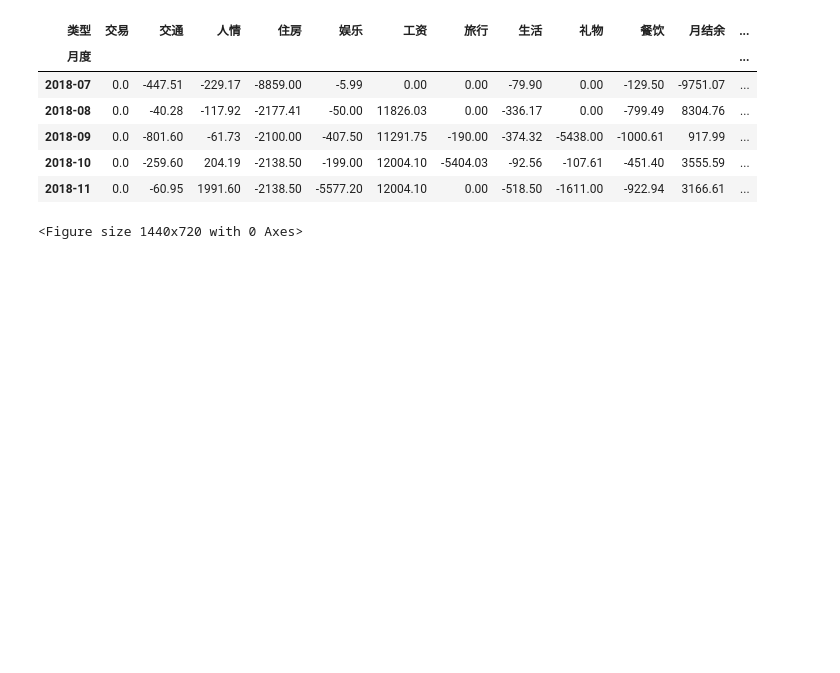
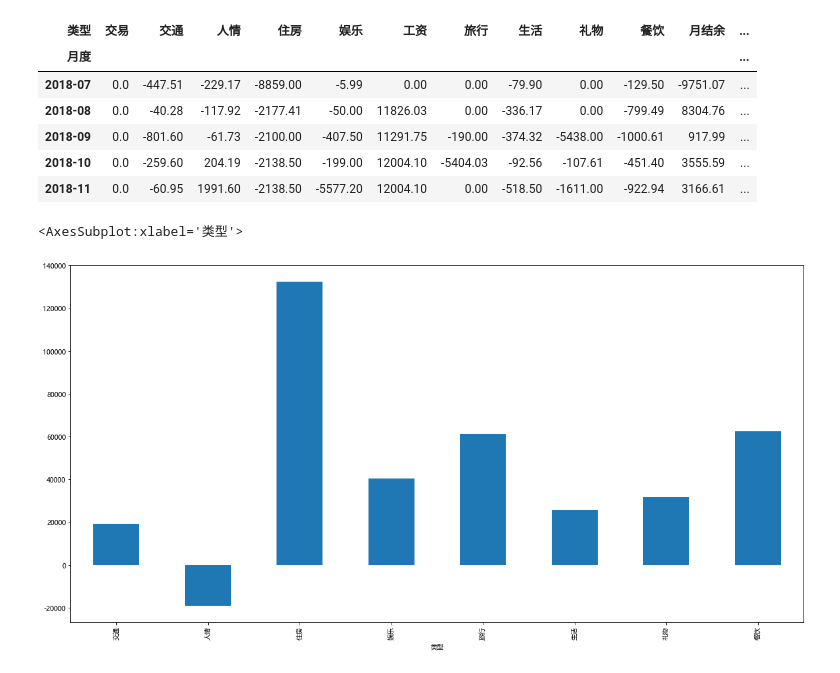
Before and after one commit to realDuang/auto-bookkeeping, a Jupyter notebook: src/statistics.ipynb, the cells around one changed output. Drawn from its saved outputs; the diff is of its cells as text; code cells hidden in the pictures; blank space fills up the shorter version.

```diff
--- a/src/statistics.ipynb
+++ b/src/statistics.ipynb
@@ -56,10 +56,11 @@ table_styled = table_payment.style.apply(color_render, subset=["月支出"])
 # %%
 plt.figure(figsize=(20, 10))
 type_result = -(table_payment.drop(["工资","月结余", "月支出", "交易"], axis=1).sum(axis=0))
 
-# type_result.plot(kind="bar")
+type_result.plot(kind="bar")
 # %% [output]
-<Figure size 1440x720 with 0 Axes>
+<AxesSubplot:xlabel='类型'>
+[figure, added]
 # %%
 plt.figure(figsize=(30, 10))
 monthly_result = abs(table_payment["月支出"])
```
Also changed, not shown: parts of 6 cells of this notebook, 2 other files.
